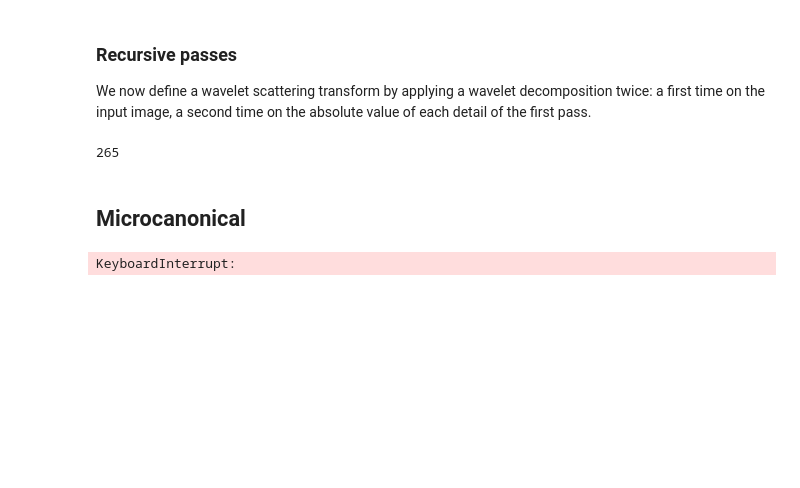
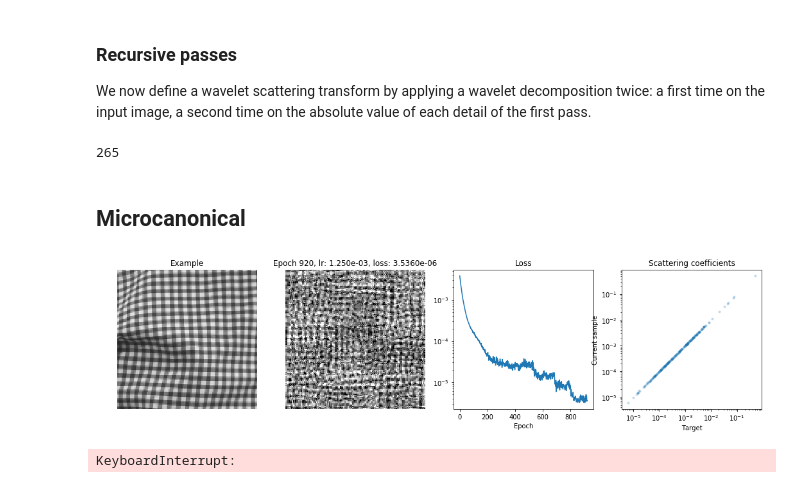
Before and after one commit to etiennerognin/wavelet-scattering-tutorials, a Jupyter notebook: 4. Recursive WST.ipynb, the cells around one changed output. Cells and saved outputs as stored; diff of their text form; code cells hidden in the pictures; blank space fills up the shorter version.

```diff
--- a/4. Recursive WST.ipynb
+++ b/4. Recursive WST.ipynb
@@ -219,7 +219,7 @@ if pre_filter:
 
 # Optimizer
 # ---------
-optimizer = optim.Adam([x], lr=0.1)
+optimizer = optim.Adam([x], lr=0.01)
 #optimizer = optim.SGD([x], lr=1e4, momentum=0.9, dampening=0.9)
 scheduler = optim.lr_scheduler.ReduceLROnPlateau(optimizer, factor=0.5, patience=100)
 
@@ -246,31 +246,32 @@ for epoch in range(max_iter):
         current_image = x.detach().cpu().numpy()
         clear_output(wait=True)
 
 
         plt.rcParams["figure.figsize"] = (18,4)
         figure, ax = plt.subplots(ncols=4)
         ax[0].imshow(image, cmap='gray', vmin=0, vmax=1)
         ax[0].set_title("Example")
         ax[0].axis('off')
 
         ax[1].imshow(current_image, cmap='gray', vmin=0, vmax=1)
         #ax[1].set_title(f"Epoch {epoch}, lr: {scheduler.get_last_lr()[0]:1.6f}, loss: {loss.item():1.3e}")
         ax[1].set_title(f"Epoch {epoch}, lr: {scheduler._last_lr[0]:1.3e}, loss: {loss.item():1.4e}")
         ax[1].axis('off')
 
         if len(losses) < 50:
             ls = 'o-'
         else:
             ls = '-'
         ax[2].semilogy(losses, ls)
         ax[2].set_xlabel('Epoch')
         ax[2].set_title('Loss')
 
 
         ax[3].loglog(S0_plot, S1.detach().cpu(), '.', alpha=0.2)
         ax[3].set_title('Scattering coefficients')
         ax[3].set_xlabel('Target')
         ax[3].set_ylabel('Current sample')
         plt.show()
 # %% [output]
+[figure, added]
 KeyboardInterrupt:
```
Also changed, not shown: parts of 1 cell of this notebook.
